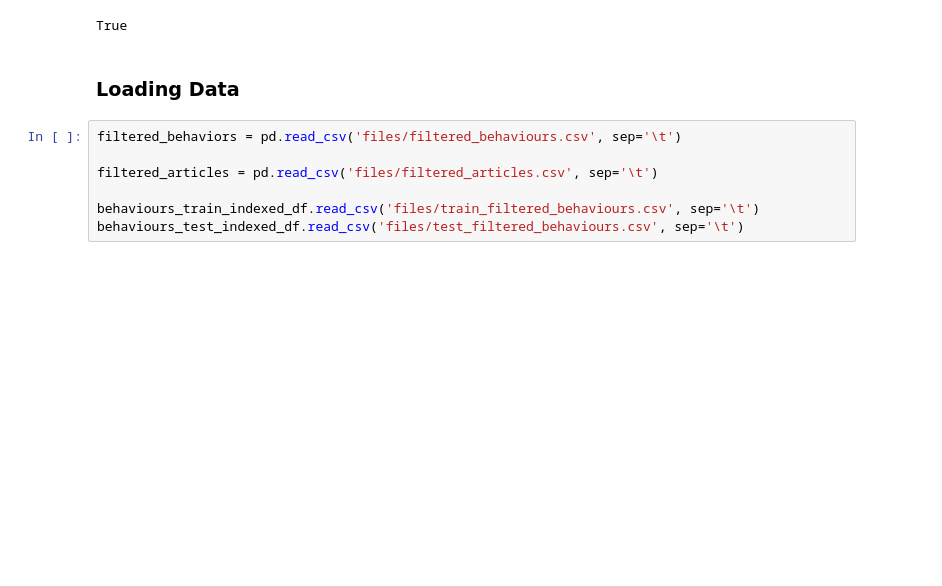
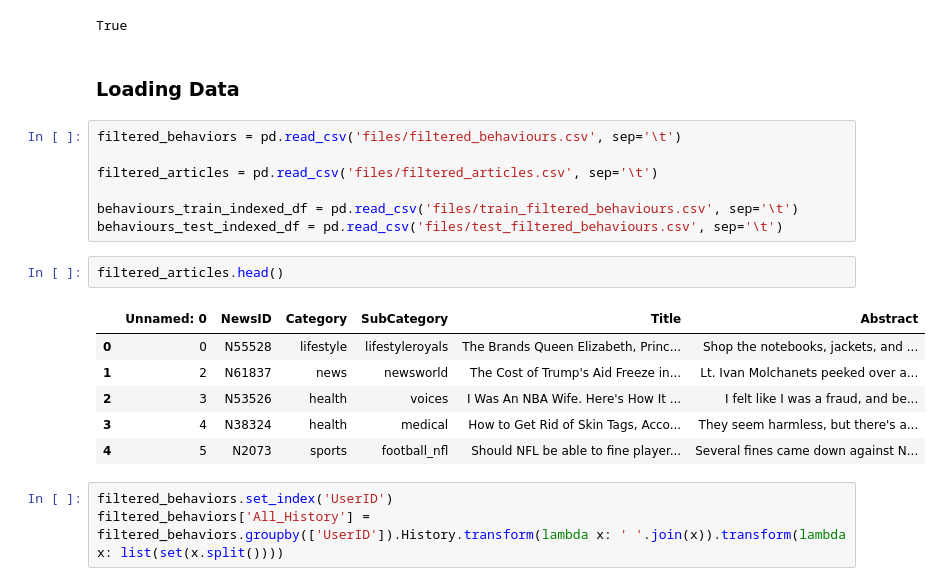
Before and after one commit to Vozak16/UCU_AI_Course_Project, a Jupyter notebook: 4. Collaborative Filtering (UV decomposition).ipynb, the cells around one changed output. Cells and saved outputs as stored; diff of their text form; blank space fills up the shorter version.

```diff
--- a/4. Collaborative Filtering (UV decomposition).ipynb
+++ b/4. Collaborative Filtering (UV decomposition).ipynb
@@ -65,5 +67,17 @@ filtered_behaviors = pd.read_csv('files/filtered_behaviours.csv', sep='\t')
 
 filtered_articles = pd.read_csv('files/filtered_articles.csv', sep='\t')
 
-behaviours_train_indexed_df.read_csv('files/train_filtered_behaviours.csv', sep='\t')
-behaviours_test_indexed_df.read_csv('files/test_filtered_behaviours.csv', sep='\t')
+behaviours_train_indexed_df = pd.read_csv('files/train_filtered_behaviours.csv', sep='\t')
+behaviours_test_indexed_df = pd.read_csv('files/test_filtered_behaviours.csv', sep='\t')
+# %%
+filtered_articles.head()
+# %% [output]
+|  | Unnamed: 0 | NewsID | Category | SubCategory | Title | Abstract |
+| 0 | 0 | N55528 | lifestyle | lifestyleroyals | The Brands Queen Elizabeth, Princ... | Shop the notebooks, jackets, and ... |
+| 1 | 2 | N61837 | news | newsworld | The Cost of Trump's Aid Freeze in... | Lt. Ivan Molchanets peeked over a... |
+| 2 | 3 | N53526 | health | voices | I Was An NBA Wife. Here's How It ... | I felt like I was a fraud, and be... |
+| 3 | 4 | N38324 | health | medical | How to Get Rid of Skin Tags, Acco... | They seem harmless, but there's a... |
+| 4 | 5 | N2073 | sports | football_nfl | Should NFL be able to fine player... | Several fines came down against N... |
+# %%
+filtered_behaviors.set_index('UserID')
+filtered_behaviors['All_History'] = filtered_behaviors.groupby(['UserID']).History.transform(lambda x: ' '.join(x)).transform(lambda x: list(set(x.split())))
```
Also changed, not shown: parts of 26 cells of this notebook.
